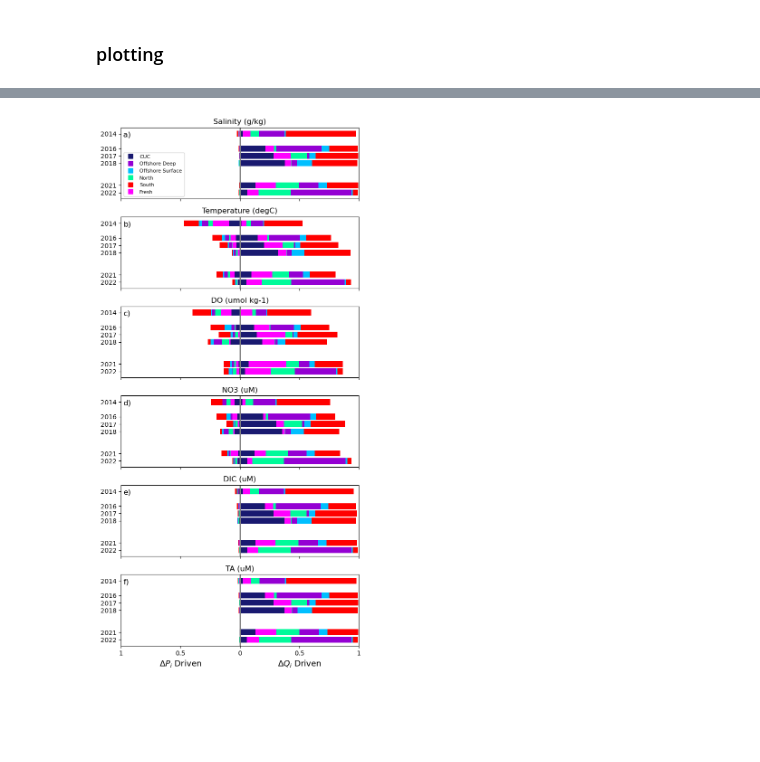
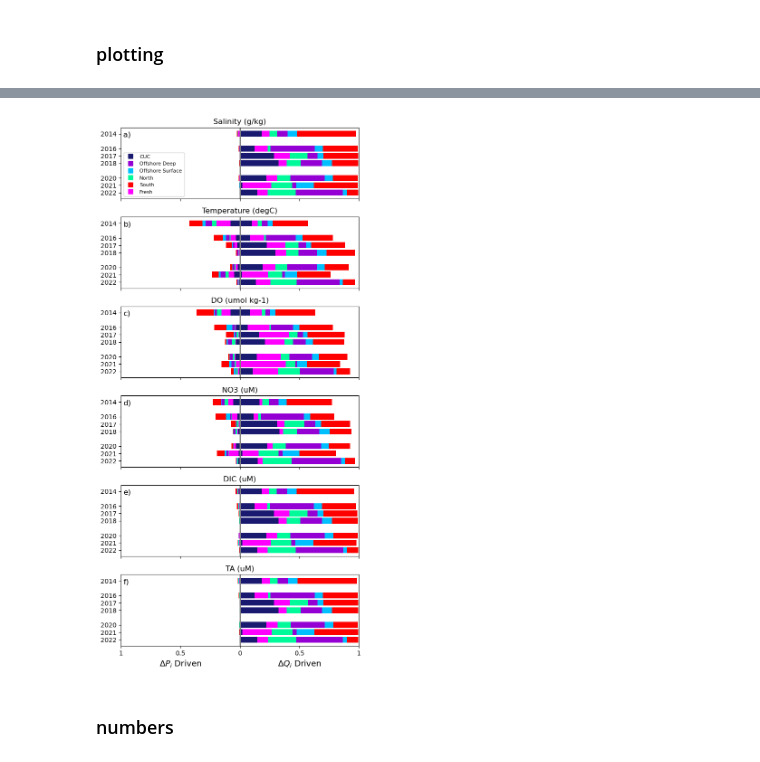
Before and after one commit to rbeutel/LO_user, a Jupyter notebook: ariane/quant_attribution_Flux.ipynb, the cells around one changed output, grey strips where cells are left out. Drawn from its saved outputs; the diff is of its cells as text; code cells hidden in the pictures; blank space fills up the shorter version.

```diff
--- a/ariane/quant_attribution_Flux.ipynb
+++ b/ariane/quant_attribution_Flux.ipynb
@@ -884,6 +894,13 @@ com18 = means_combo(xr.open_dataset('/data1/bbeutel/LO_user/ariane/up_cas7/S_T/2
              xr.open_dataset('/data1/bbeutel/LO_user/ariane/down_cas7/DO_NO3/20180201/ariane_positions_quantitative.nc'),
              xr.open_dataset('/data1/bbeutel/LO_user/ariane/down_cas7/TA_DIC/20180201/ariane_positions_quantitative.nc'))
 
+com20 = means_combo(xr.open_dataset('/data1/bbeutel/LO_user/ariane/up_cas7/S_T/20201017/ariane_positions_quantitative.nc'),
+             xr.open_dataset('/data1/bbeutel/LO_user/ariane/up_cas7/DO_NO3/20201017/ariane_positions_quantitative.nc'),
+             xr.open_dataset('/data1/bbeutel/LO_user/ariane/up_cas7/TA_DIC/20201017/ariane_positions_quantitative.nc'),
+             xr.open_dataset('/data1/bbeutel/LO_user/ariane/down_cas7/S_T/20200127/ariane_positions_quantitative.nc'),
+             xr.open_dataset('/data1/bbeutel/LO_user/ariane/down_cas7/DO_NO3/20200127/ariane_positions_quantitative.nc'),
+             xr.open_dataset('/data1/bbeutel/LO_user/ariane/down_cas7/TA_DIC/20200127/ariane_positions_quantitative.nc'))
+
 com21 = means_combo(xr.open_dataset('/data1/bbeutel/LO_user/ariane/up_cas7/S_T/20210922/ariane_positions_quantitative.nc'),
              xr.open_dataset('/data1/bbeutel/LO_user/ariane/up_cas7/DO_NO3/20210922/ariane_positions_quantitative.nc'),
              xr.open_dataset('/data1/bbeutel/LO_user/ariane/up_cas7/TA_DIC/20210922/ariane_positions_quantitative.nc'),
@@ -898,7 +915,7 @@ com22 = means_combo(xr.open_dataset('/data1/bbeutel/LO_user/ariane/up_cas7/S_T/2
              xr.open_dataset('/data1/bbeutel/LO_user/ariane/down_cas7/DO_NO3/20220125/ariane_positions_quantitative.nc'),
              xr.open_dataset('/data1/bbeutel/LO_user/ariane/down_cas7/TA_DIC/20220125/ariane_positions_quantitative.nc'))
 # %%
-lcom = [113+161,149+158,198+156,91+128,82+189,105+117]
+lcom = [113+161,149+158,198+156,91+128,53+244,82+189,105+117]
 # %%
 # make 'baseline' dataframe based on the means of all the data
 d = {'section':['salish','cuc', 'off_d', 'off_s', 'north', 'south', 'fresh','loop'],
@@ -929,28 +947,30 @@ com16.transport = com16.transport*lcom[1]
 com17.transport = com17.transport*lcom[2]
 com18.transport = com18.transport*lcom[3]
 # com19.transport = com19.transport*lcom[0]
-# com20.transport = com20.transport*lcom[4]
-com21.transport = com21.transport*lcom[4]
-com22.transport = com22.transport*lcom[5]
-# com23.transport = com23.transport*lcom[0]
+com20.transport = com20.transport*lcom[4]
+com21.transport = com21.transport*lcom[5]
+com22.transport = com22.transport*lcom[6]
+# com23.transport = com23.transport*lcom[7]
 # %%
 # math!
 math_com14 = decomp(com14,com_b)[1:]
+# math_com15 = decomp(com15,com_b)[1:]
 math_com16 = decomp(com16,com_b)[1:]
 math_com17 = decomp(com17,com_b)[1:]
 math_com18 = decomp(com18,com_b)[1:]
 # math_com19 = decomp(com19,com_b)[1:]
-# math_com20 = decomp(com20,com_b)[1:]
+math_com20 = decomp(com20,com_b)[1:]
 math_com21 = decomp(com21,com_b)[1:]
 math_com22 = decomp(com22,com_b)[1:]
 
 # add year
 math_com14['year'] = 2014
+# math_com15['year'] = 2015
 math_com16['year'] = 2016
 math_com17['year'] = 2017
 math_com18['year'] = 2018
 # math_com19['year'] = 2019
-# math_com20['year'] = 2020
+math_com20['year'] = 2020
 math_com21['year'] = 2021
 math_com22['year'] = 2022
 # %% [markdown]
@@ -1121,71 +1147,79 @@ ax11 = fig.add_subplot(gs[5,0])
 df = pd.concat([math_com14[['year','section','saltP','saltQ']][:-1],
     math_com16[['year','section','saltP','saltQ']][:-1],math_com17[['year','section','saltP','saltQ']][:-1],
     math_com18[['year','section','saltP','saltQ']][:-1],
-    math_com21[['year','section','saltP','saltQ']][:-1],math_com22[['year','section','saltP','saltQ']][:-1]])
+    math_com20[['year','section','saltP','saltQ']][:-1],math_com21[['year','section','saltP','saltQ']][:-1],
+    math_com22[['year','section','saltP','saltQ']][:-1]])
 combined_stacked_bar(df,'Salinity (g/kg)',ax1,False)
 
 # TEMPERATURE
 df = pd.concat([math_com14[['year','section','tempP','tempQ']][:-1],
     math_com16[['year','section','tempP','tempQ']][:-1],math_com17[['year','section','tempP','tempQ']][:-1],
     math_com18[['year','section','tempP','tempQ']][:-1],
-    math_com21[['year','section','tempP','tempQ']][:-1],math_com22[['year','section','tempP','tempQ']][:-1]])
+    math_com20[['year','section','tempP','tempQ']][:-1],math_com21[['year','section','tempP','tempQ']][:-1],
+    math_com22[['year','section','tempP','tempQ']][:-1]])
 combined_stacked_bar(df,'Temperature (degC)',ax3,False)
 
 # DO
 df = pd.concat([math_com14[['year','section','DOP','DOQ']][:-1],
     math_com16[['year','section','DOP','DOQ']][:-1],math_com17[['year','section','DOP','DOQ']][:-1],
     math_com18[['year','section','DOP','DOQ']][:-1],
-    math_com21[['year','section','DOP','DOQ']][:-1],math_com22[['year','section','DOP','DOQ']][:-1]])
+    math_com20[['year','section','DOP','DOQ']][:-1],math_com21[['year','section','DOP','DOQ']][:-1],
+    math_com22[['year','section','DOP','DOQ']][:-1]])
 combined_stacked_bar(df,'DO (umol kg-1)',ax5,False)
 
 # NO3
 df = pd.concat([math_com14[['year','section','NO3P','NO3Q']][:-1],
     math_com16[['year','section','NO3P','NO3Q']][:-1],math_com17[['year','section','NO3P','NO3Q']][:-1],
     math_com18[['year','section','NO3P','NO3Q']][:-1],
-    math_com21[['year','section','NO3P','NO3Q']][:-1],math_com22[['year','section','NO3P','NO3Q']][:-1]])
+    math_com20[['year','section','NO3P','NO3Q']][:-1],math_com21[['year','section','NO3P','NO3Q']][:-1],
+    math_com22[['year','section','NO3P','NO3Q']][:-1]])
 combined_stacked_bar(df,'NO3 (uM)',ax7,False)
 
 # DIC
 df = pd.concat([math_com14[['year','section','DICP','DICQ']][:-1],
     math_com16[['year','section','DICP','DICQ']][:-1],math_com17[['year','section','DICP','DICQ']][:-1],
     math_com18[['year','section','DICP','DICQ']][:-1],
-    math_com21[['year','section','DICP','DICQ']][:-1],math_com22[['year','section','DICP','DICQ']][:-1]])
+    math_com20[['year','section','DICP','DICQ']][:-1],math_com21[['year','section','DICP','DICQ']][:-1],
+    math_com22[['year','section','DICP','DICQ']][:-1]])
 combined_stacked_bar(df,'DIC (uM)',ax9,False)
 
 # TA
 df = pd.concat([math_com14[['year','section','TAP','TAQ']][:-1],
     math_com16[['year','section','TAP','TAQ']][:-1],math_com17[['year','section','TAP','TAQ']][:-1],
     math_com18[['year','section','TAP','TAQ']][:-1],
-    math_com21[['year','section','TAP','TAQ']][:-1],math_com22[['year','section','TAP','TAQ']][:-1]])
+    math_com20[['year','section','TAP','TAQ']][:-1],math_com21[['year','section','TAP','TAQ']][:-1],
+    math_com22[['year','section','TAP','TAQ']][:-1]])
 combined_stacked_bar(df,'TA (uM)',ax11,False)
 
 ax11.set_xticklabels([1,0.5,0,0.5,1]);
 
 # add text to each figure
 ax1.text(.01, .85, 'a)', ha='left', va='bottom', transform=ax1.transAxes, fontsize=12)
 ax3.text(.01, .85, 'b)', ha='left', va='bottom', transform=ax3.transAxes, fontsize=12)
 ax5.text(.01, .85, 'c)', ha='left', va='bottom', transform=ax5.transAxes, fontsize=12)
 ax7.text(.01, .85, 'd)', ha='left', va='bottom', transform=ax7.transAxes, fontsize=12)
 ax9.text(.01, .85, 'e)', ha='left', va='bottom', transform=ax9.transAxes, fontsize=12)
 ax11.text(.01, .85, 'f)', ha='left', va='bottom', transform=ax11.transAxes, fontsize=12)
 
 ax11.text(.25, -0.32, r'$\Delta P_i$ Driven', ha='center', va='bottom', transform=ax11.transAxes, fontsize=13)
 ax11.text(.75, -0.32, r'$\Delta Q_i$ Driven', ha='center', va='bottom', transform=ax11.transAxes, fontsize=13)
 
 # # build legend handles
 legend_handles = []
 regions = ['CUC', 'Offshore Deep', 'Offshore Surface', 'North', 'South', 'Fresh']
 colours = ['midnightblue','darkviolet','deepskyblue','mediumspringgreen','red','magenta']
 for i in range(len(regions)):
     legend_handles.append(mlines.Line2D([], [],
                           marker='s', linestyle='None',markersize=7,
                           markeredgecolor=colours[i], markerfacecolor=colours[i],
                           label=regions[i]))
 # Add a figure-wide legend below the subplots
 ax1.legend(handles=legend_handles, loc='lower left', ncol=1, frameon=True,fontsize=8)
 # fig.legend(handles=legend_handles, loc='upper center', ncol=6, bbox_to_anchor=(0.5, -0.001), frameon=True,fontsize=9)
 
 
 plt.savefig("/data1/bbeutel/LO_user/ariane/figures/attribution_flux.pdf")
 # %% [output]
-[figure, old version]
+[figure, new version]
+# %% [markdown]
+### numbers
```
Also changed, not shown: parts of 25 cells of this notebook, 2 other files.
